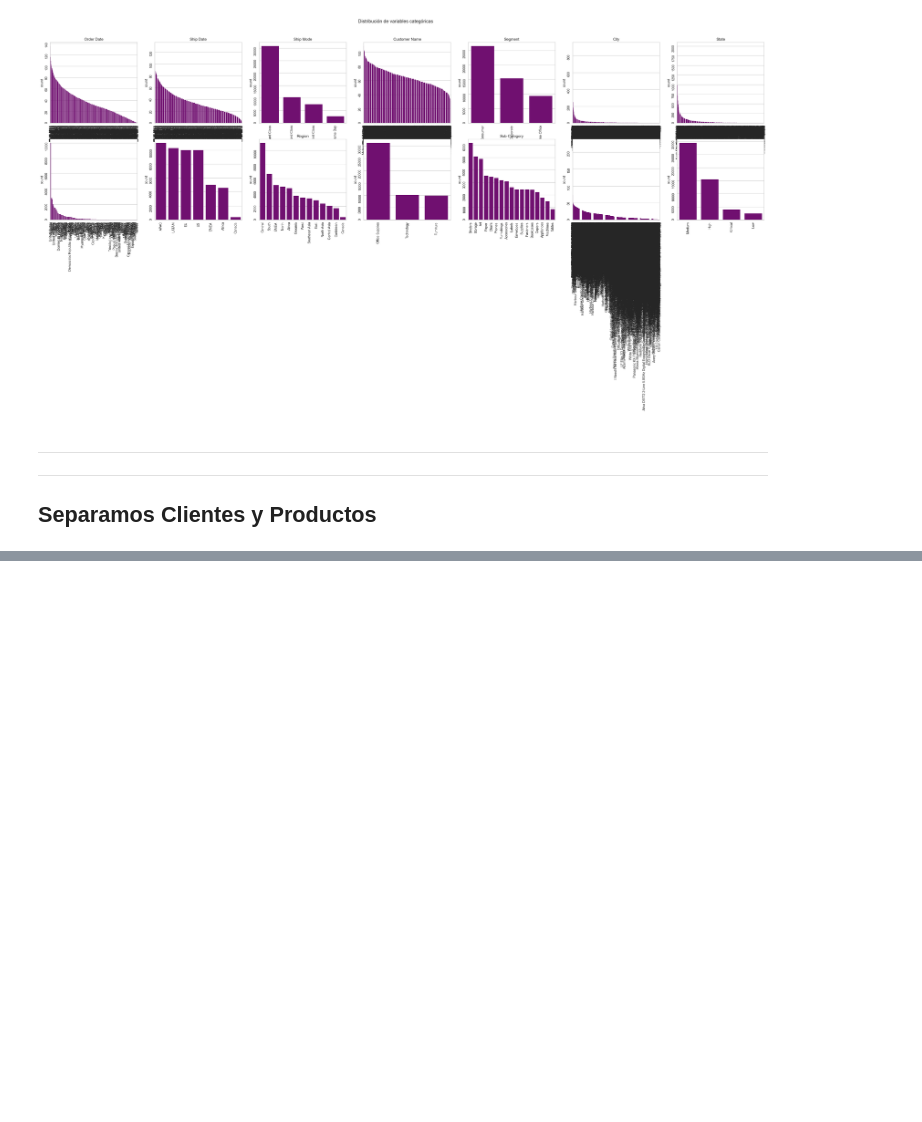
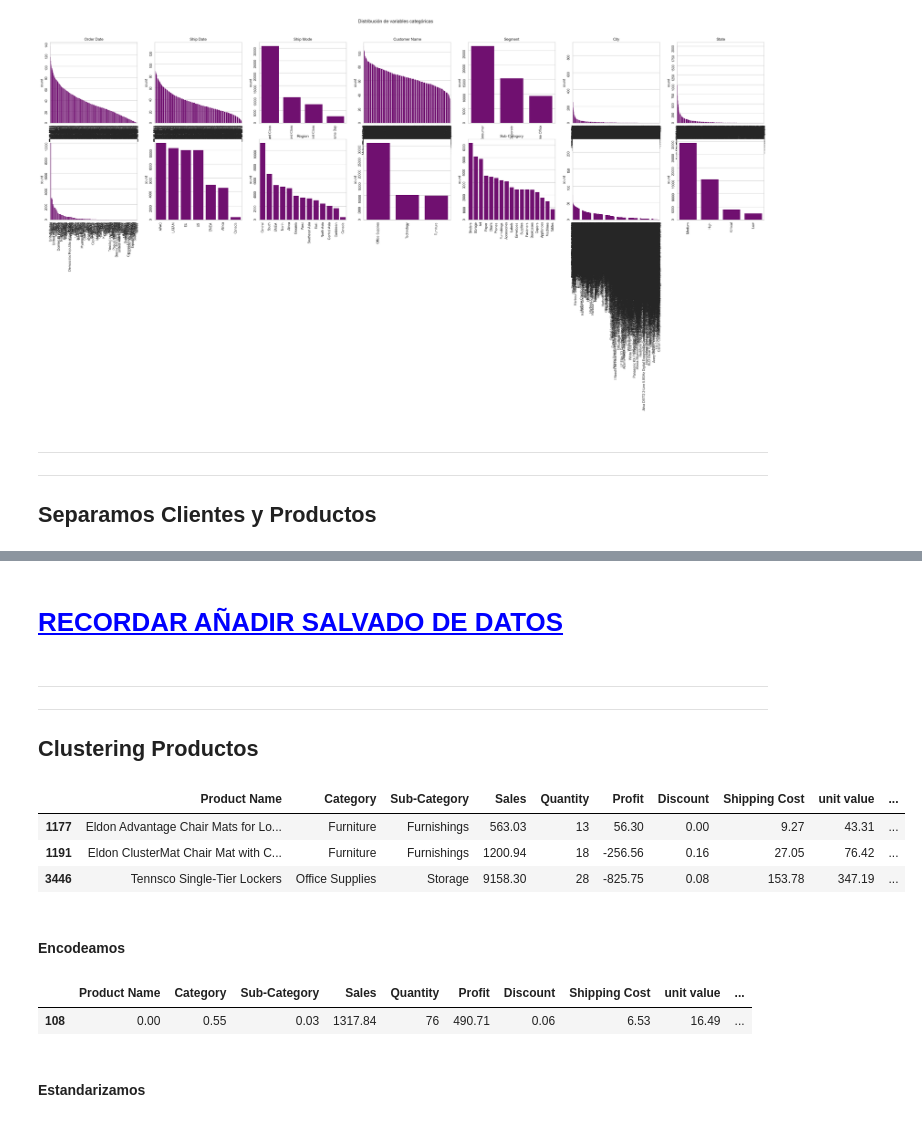
Before and after one commit to joseluisalmendral/Proyecto9_Clustering_Predicciones, a Jupyter notebook: notebooks/1_EDA.ipynb, the cells around one changed output, grey strips where cells are left out. Drawn from its saved outputs; the diff is of its cells as text; code cells hidden in the pictures; blank space fills up the shorter version.

```diff
--- a/notebooks/1_EDA.ipynb
+++ b/notebooks/1_EDA.ipynb
@@ -153,7 +153,7 @@ clientes_df[:20]
 | 387 | John Huston | Consumer | Paysandú | Paysandú | Uruguay | LATAM | South | 25945.73 | 289 | 5395.82 | ... |
 | 313 | Greg Tran | Consumer | Huddersfield | England | United Kingdom | EU | North | 35550.95 | 310 | 5214.13 | ... |
 # %%
-productos_df = df.groupby('Product Name').agg({
+df_productos = df.groupby('Product Name').agg({
     'Category': 'first',
     'Sub-Category': 'first',
     'Sales': 'sum',
@@ -166,7 +166,7 @@ productos_df = df.groupby('Product Name').agg({
 }).rename(columns={'Order ID': 'Num Orders'}).reset_index().sort_values(by='Profit', ascending=False)
 
 display(HTML('<h1>20 Productos que más veneficio nos dan</h1>'))
-productos_df[:20]
+df_productos[:20]
 # %% [output]
 20 Productos que más veneficio nos dan
 |  | Product Name | Category | Sub-Category | Sales | Quantity | Profit | Discount | Shipping Cost | unit value | ... |
@@ -186,3 +186,18 @@ productos_df[:20]
 | 1067 | Dania Classic Bookcase, Pine | Furniture | Bookcases | 25630.49 | 88 | 6565.01 | 0.14 | 122.53 | 300.28 | ... |
 | 740 | Brother Copy Machine, Color | Technology | Copiers | 26226.93 | 125 | 6520.05 | 0.12 | 70.42 | 205.70 | ... |
 | 779 | Bush Classic Bookcase, Pine | Furniture | Bookcases | 16754.41 | 50 | 6510.67 | 0.13 | 131.90 | 333.88 | ... |
+# %% [markdown]
+<h1 style="color: blue"><u><b>RECORDAR AÑADIR SALVADO DE DATOS</b></u></h1>
+# %% [markdown]
+---
+---
+## Clustering Productos
+# %%
+df_productos.sample(3)
+# %% [output]
+|  | Product Name | Category | Sub-Category | Sales | Quantity | Profit | Discount | Shipping Cost | unit value | ... |
+| 1177 | Eldon Advantage Chair Mats for Lo... | Furniture | Furnishings | 563.03 | 13 | 56.30 | 0.00 | 9.27 | 43.31 | ... |
+| 1191 | Eldon ClusterMat Chair Mat with C... | Furniture | Furnishings | 1200.94 | 18 | -256.56 | 0.16 | 27.05 | 76.42 | ... |
+| 3446 | Tennsco Single-Tier Lockers | Office Supplies | Storage | 9158.30 | 28 | -825.75 | 0.08 | 153.78 | 347.19 | ... |
+# %% [markdown]
+#### Encodeamos
@@ -188,0 +206,8 @@ productos_df[:20]
+# %%
+encoded_df_prod = clus_prep.codificar()
+encoded_df_prod.sample()
+# %% [output]
+|  | Product Name | Category | Sub-Category | Sales | Quantity | Profit | Discount | Shipping Cost | unit value | ... |
+| 108 | 0.00 | 0.55 | 0.03 | 1317.84 | 76 | 490.71 | 0.06 | 6.53 | 16.49 | ... |
+# %% [markdown]
+#### Estandarizamos
```
Also changed, not shown: parts of 6 cells of this notebook, 1 other file.
